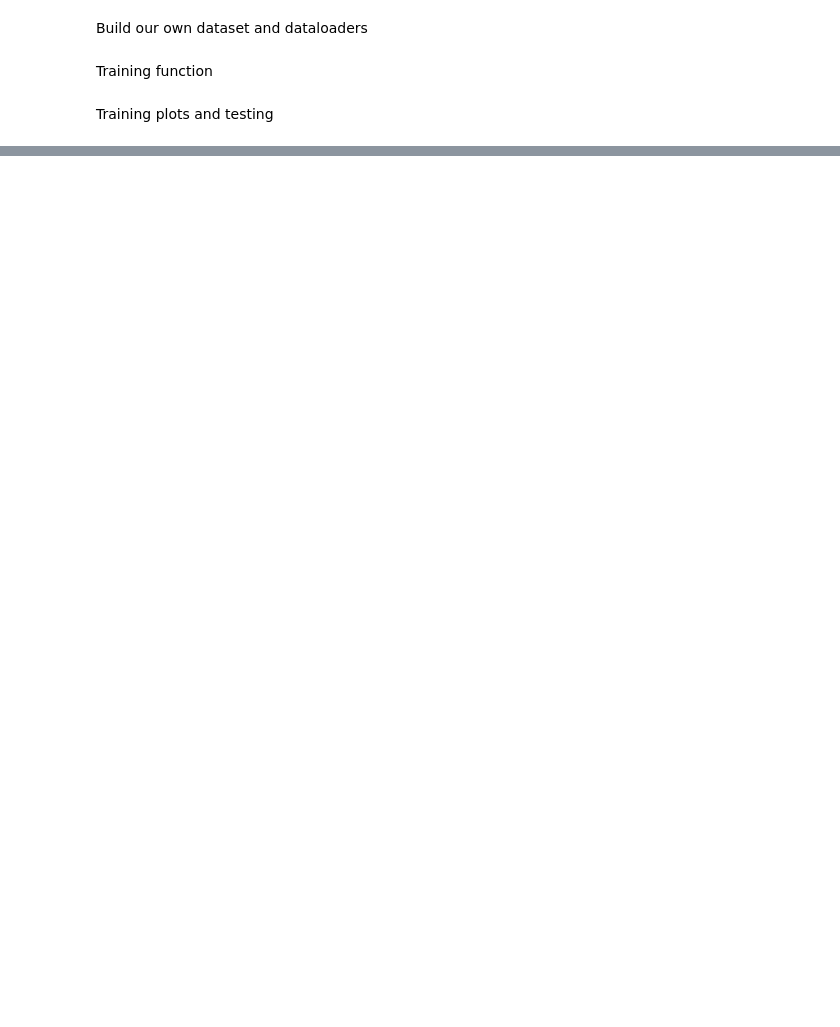
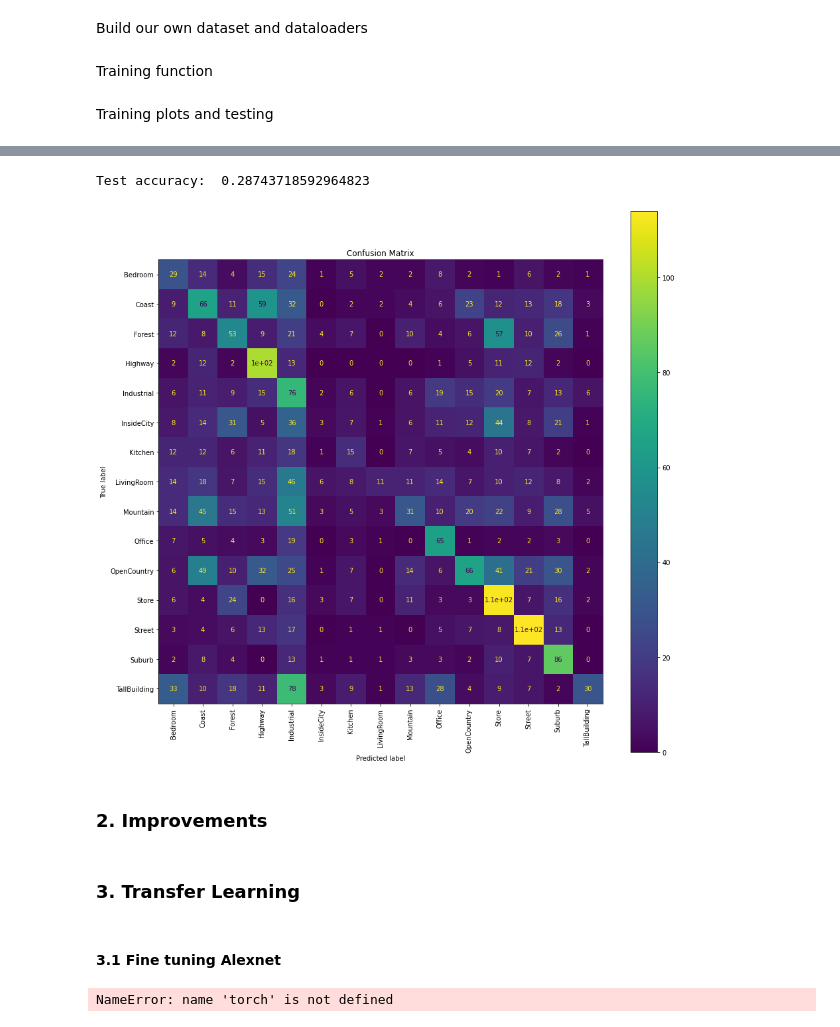
Before and after one commit to ClaudiaD97/CV_project, a Jupyter notebook: complete_code.ipynb, the cells around one changed output, grey strips where cells are left out. Drawn from its saved outputs; the diff is of its cells as text; code cells hidden in the pictures; blank space fills up the shorter version.

```diff
--- a/complete_code.ipynb
+++ b/complete_code.ipynb
@@ -189,0 +354,8 @@ Training plots and testing
+# %%
+true_class, predicted_class = testing(net,testLoader)
+test_results(true_class,predicted_class)
+# %% [output]
+Test accuracy:  0.28743718592964823
+[figure, added]
+# %% [markdown]
+### 2. Improvements
@@ -189,0 +370,49 @@ Training plots and testing
+# %% [markdown]
+### 3. Transfer Learning
+# %% [markdown]
+#### 3.1 Fine tuning Alexnet
+# %%
+alexnet = torch.hub.load('pytorch/vision:v0.6.0', 'alexnet', pretrained=True)
+
+#Model description
+#print(alexnet)
+
+# set requires_grad false for all parameters
+for param in alexnet.parameters():
+    param.requires_grad = False
+
+# substitute last linear layer with a fully connected one for classification
+alexnet.classifier[6] = nn.Linear(4096,15)
+torch.nn.init.normal_(alexnet.classifier[6].weight, mean=0.0, std=0.01)
+torch.nn.init.zeros_(alexnet.classifier[6].bias)
+
+# tell the optimizer to learn only weights of this layer
+parameters_to_learn = []
+for param in alexnet.parameters():
+    if param.requires_grad == True:
+        parameters_to_learn.append(param)
+
+
+# required transformation to enter alexnet
+def preprocessing(img):
+    img = img.convert(mode='RGB') # 3 channels
+    t = transforms.Compose([transforms.Resize([224,224]),
+                          transforms.ToTensor(), # also transforms in 0,1
+                          transforms.Normalize([0.485, 0.456, 0.406], [0.229, 0.224, 0.225])])
+    i = t(img)
+    return i
+
+trainingSet.change_transformation(preprocessing)
+trainingSet.set_augment(False)
+testSet.change_transformation(preprocessing)
+testSet.set_augment(False)
+
+#parameters
+optimizer = optim.SGD(parameters_to_learn, lr=0.001, momentum=0.9)
+criterion = nn.CrossEntropyLoss()
+patience = 20
+
+
+trained_net, tloss, vloss, tacc, vacc = training(alexnet,trainLoader,valLoader,optimizer,criterion,patience,5)
+# %% [output]
+NameError: name 'torch' is not defined
```
Also changed, not shown: parts of 29 cells of this notebook.
